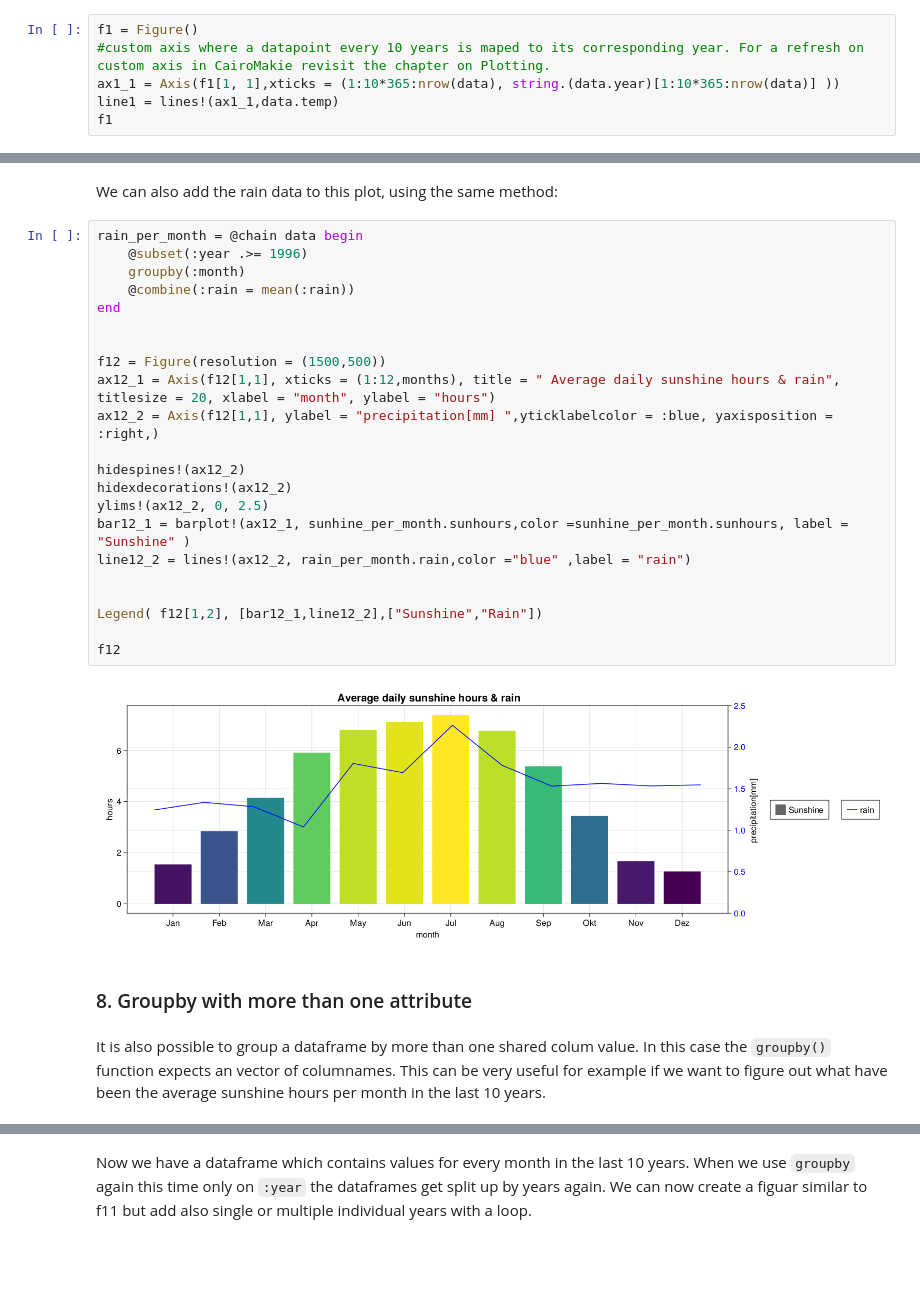
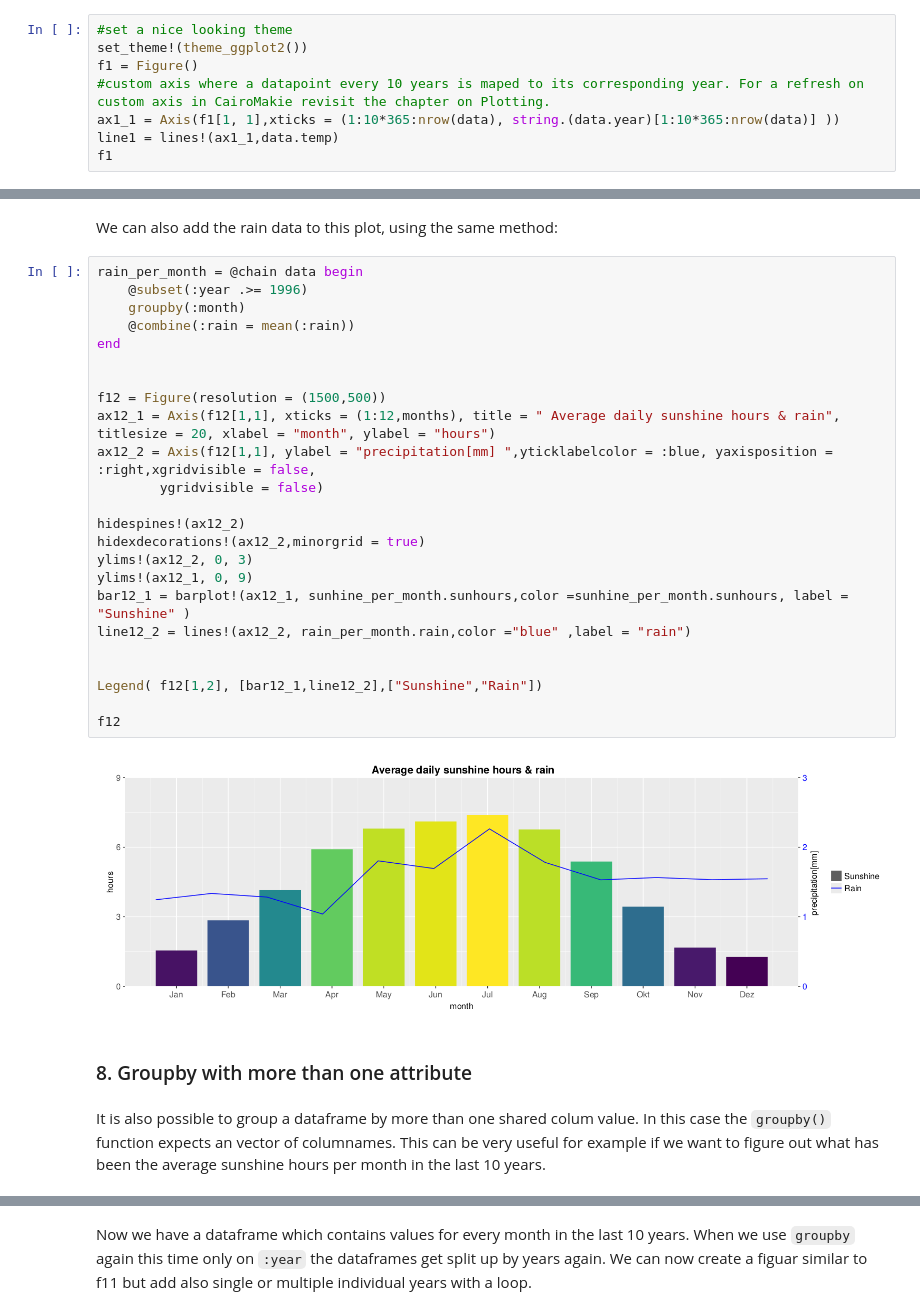
Before and after one commit to AndreasKuhn-ak/WS2022_Julia, a Jupyter notebook: Part_8_Data_Analysis/Julia_Data_Analysis.ipynb, the cells around one changed output, grey strips where cells are left out. Drawn from its saved outputs; the diff is of its cells as text; blank space fills up the shorter version.

```diff
--- a/Part_8_Data_Analysis/Julia_Data_Analysis.ipynb
+++ b/Part_8_Data_Analysis/Julia_Data_Analysis.ipynb
@@ -214,6 +220,8 @@ data = @subset(data,:monthday .!= "(2, 29)",:year .!= 2022)
 # %% [markdown]
 Now we can plot the average Temperatur on each day in Würzubrg since 1948 using `CairoMakie`. Each colum of `DataFrame` is a Vector, therefore we can use the access function `DataFrame.column` as a direct input in our plot.
 # %%
+#set a nice looking theme
+set_theme!(theme_ggplot2())
 f1 = Figure()
 #custom axis where a datapoint every 10 years is maped to its corresponding year. For a refresh on custom axis in CairoMakie revisit the chapter on Plotting.
 ax1_1 = Axis(f1[1, 1],xticks = (1:10*365:nrow(data), string.(data.year)[1:10*365:nrow(data)] ))
@@ -601,32 +616,34 @@ We can also add the rain data to this plot, using the same method:
 # %%
 rain_per_month = @chain data begin
     @subset(:year .>= 1996)
     groupby(:month)
     @combine(:rain = mean(:rain))
 end
 
 
 f12 = Figure(resolution = (1500,500))
 ax12_1 = Axis(f12[1,1], xticks = (1:12,months), title = " Average daily sunshine hours & rain", titlesize = 20, xlabel = "month", ylabel = "hours")
-ax12_2 = Axis(f12[1,1], ylabel = "precipitation[mm] ",yticklabelcolor = :blue, yaxisposition = :right,)
+ax12_2 = Axis(f12[1,1], ylabel = "precipitation[mm] ",yticklabelcolor = :blue, yaxisposition = :right,xgridvisible = false,
+        ygridvisible = false)
 
 hidespines!(ax12_2)
-hidexdecorations!(ax12_2)
-ylims!(ax12_2, 0, 2.5)
+hidexdecorations!(ax12_2,minorgrid = true)
+ylims!(ax12_2, 0, 3)
+ylims!(ax12_1, 0, 9)
 bar12_1 = barplot!(ax12_1, sunhine_per_month.sunhours,color =sunhine_per_month.sunhours, label = "Sunshine" )
 line12_2 = lines!(ax12_2, rain_per_month.rain,color ="blue" ,label = "rain")
 
 
 Legend( f12[1,2], [bar12_1,line12_2],["Sunshine","Rain"])
 
 f12
 # %% [output]
-[figure, old version]
+[figure, new version]
 # %% [markdown]
 ### 8. Groupby with more than one attribute
 # %% [markdown]
 It is also possible to group a dataframe by more than one shared colum value. In this case the `groupby()` function expects an vector of columnames.
-This can  be very useful for example if we want to figure out what have been the average sunshine hours per month in the last 10 years.
+This can  be very useful for example if we want to figure out what has been the average sunshine hours per month in the last 10 years.
 # %%
 sunshine_10_years = @chain data begin
     @subset(:year .> 2010)
```
Also changed, not shown: parts of 41 cells of this notebook, 27 other files.
